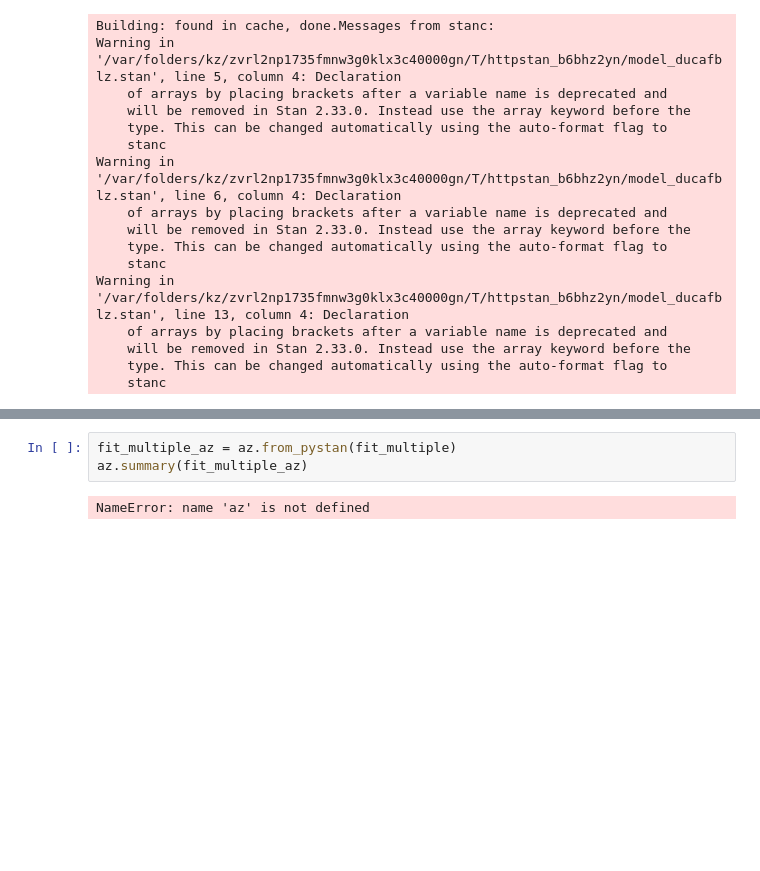
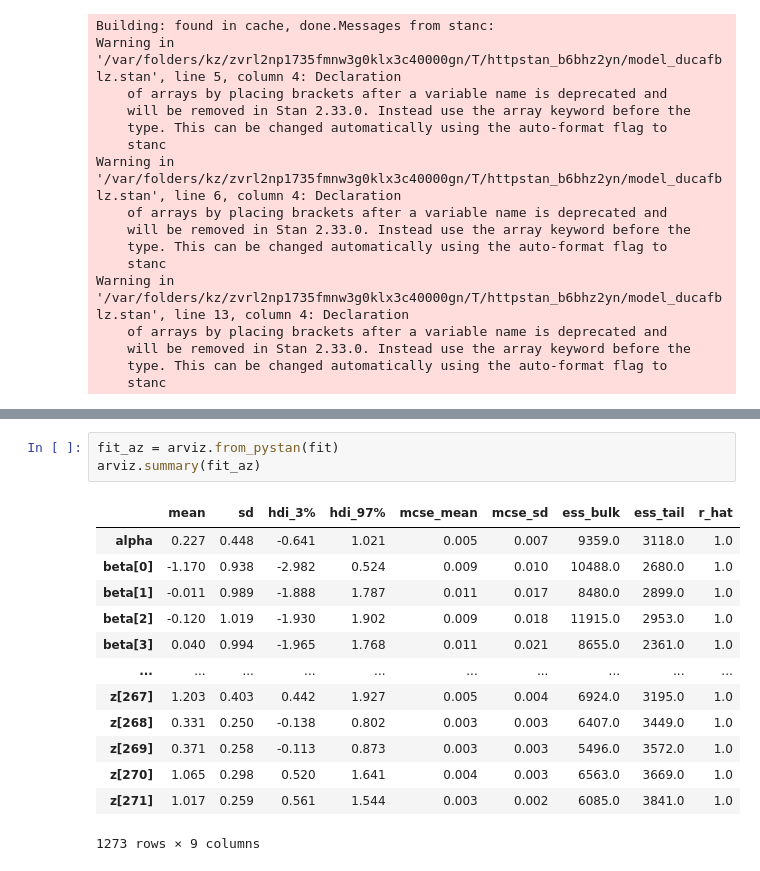
Before and after one commit to CamLunn/Bayesian-Logistic-Regression-Kidney-Disease, a Jupyter notebook: model_notebook_1.ipynb, the cells around one changed output, grey strips where cells are left out. Cells and saved outputs as stored; diff of their text form; blank space fills up the shorter version.

```diff
--- a/model_notebook_1.ipynb
+++ b/model_notebook_1.ipynb
@@ -187,6 +182,18 @@ Sampling:   9% (700/8000)
   Adjust your expectations accordingly!
-# %%
-fit_multiple_az = az.from_pystan(fit_multiple)
-az.summary(fit_multiple_az)
-# %% [output]
-NameError: name 'az' is not defined
+# %%
+fit_az = arviz.from_pystan(fit)
+arviz.summary(fit_az)
+# %% [output]
+|  | mean | sd | hdi_3% | hdi_97% | mcse_mean | mcse_sd | ess_bulk | ess_tail | r_hat |
+| alpha | 0.227 | 0.448 | -0.641 | 1.021 | 0.005 | 0.007 | 9359.0 | 3118.0 | 1.0 |
+| beta[0] | -1.170 | 0.938 | -2.982 | 0.524 | 0.009 | 0.010 | 10488.0 | 2680.0 | 1.0 |
+| beta[1] | -0.011 | 0.989 | -1.888 | 1.787 | 0.011 | 0.017 | 8480.0 | 2899.0 | 1.0 |
+| beta[2] | -0.120 | 1.019 | -1.930 | 1.902 | 0.009 | 0.018 | 11915.0 | 2953.0 | 1.0 |
+| beta[3] | 0.040 | 0.994 | -1.965 | 1.768 | 0.011 | 0.021 | 8655.0 | 2361.0 | 1.0 |
+| ... | ... | ... | ... | ... | ... | ... | ... | ... | ... |
+| z[267] | 1.203 | 0.403 | 0.442 | 1.927 | 0.005 | 0.004 | 6924.0 | 3195.0 | 1.0 |
+| z[268] | 0.331 | 0.250 | -0.138 | 0.802 | 0.003 | 0.003 | 6407.0 | 3449.0 | 1.0 |
+| z[269] | 0.371 | 0.258 | -0.113 | 0.873 | 0.003 | 0.003 | 5496.0 | 3572.0 | 1.0 |
+| z[270] | 1.065 | 0.298 | 0.520 | 1.641 | 0.004 | 0.003 | 6563.0 | 3669.0 | 1.0 |
+| z[271] | 1.017 | 0.259 | 0.561 | 1.544 | 0.003 | 0.002 | 6085.0 | 3841.0 | 1.0 |
+1273 rows × 9 columns
```
Also changed, not shown: parts of 13 cells of this notebook.
